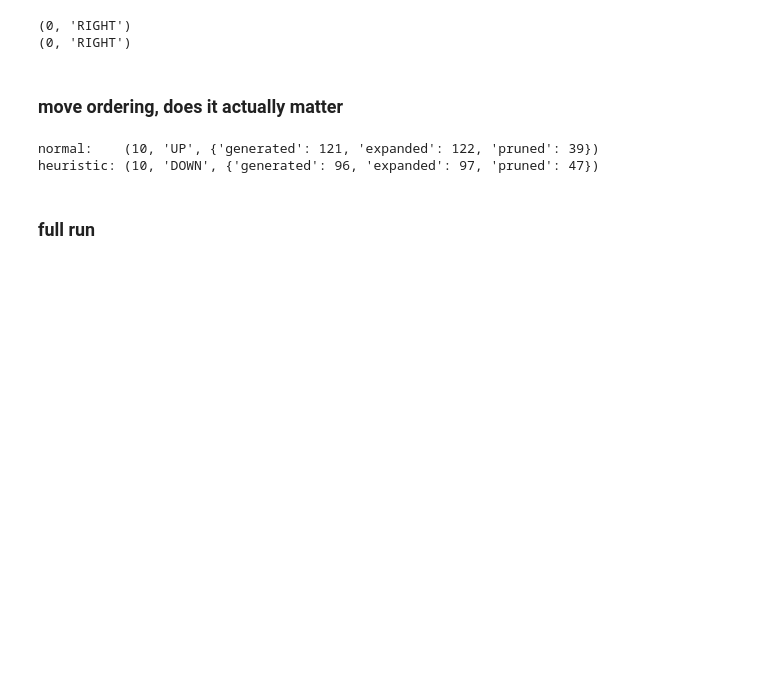
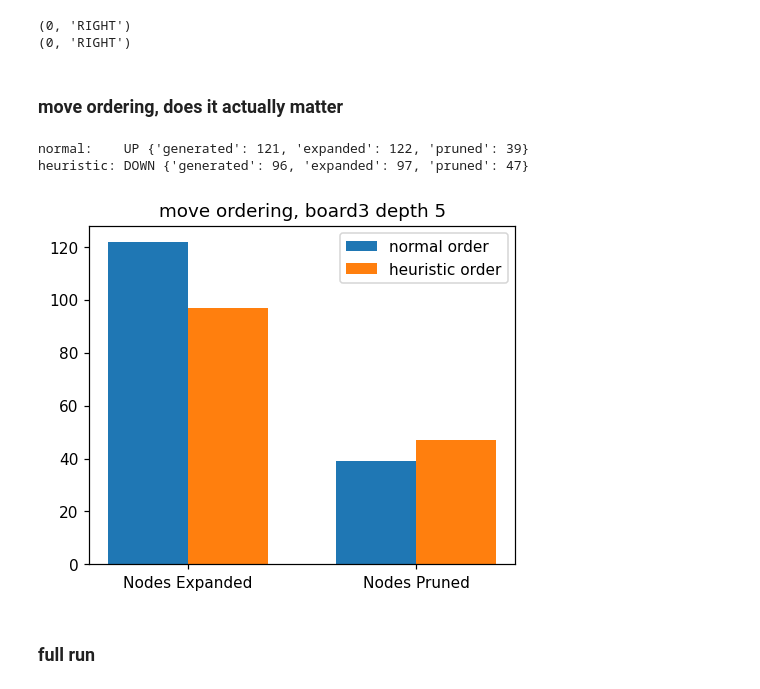
Before and after one commit to RudraDudhat2509/AI_GROUP_ASSIGNMENT, a Jupyter notebook: ps3_robot_battle/ps3_robot_battle.ipynb, the cells around one changed output. Saved outputs shown, nothing was run; the diff lists cells and outputs as text; code cells hidden in the pictures; blank space fills up the shorter version.

```diff
--- a/ps3_robot_battle/ps3_robot_battle.ipynb
+++ b/ps3_robot_battle/ps3_robot_battle.ipynb
@@ -142,11 +142,32 @@ print(search(grid2, 5, 7, a2, b2, e2, 'MAX', 4, True, False)[:2])
 # built a board where that's not true: A's energy neighbor is DOWN, 3rd in normal order
 grid3 = ['.....', '.A...', '.E...', '.....', '....B']
 a3, b3, e3 = find_positions(grid3, 5, 5)
-print('normal:   ', search(grid3, 5, 5, a3, b3, e3, 'MAX', 5, True, False))
-print('heuristic:', search(grid3, 5, 5, a3, b3, e3, 'MAX', 5, True, True))
+_, norm_move, norm_s = search(grid3, 5, 5, a3, b3, e3, 'MAX', 5, True, False)
+_, heur_move, heur_s = search(grid3, 5, 5, a3, b3, e3, 'MAX', 5, True, True)
+print('normal:   ', norm_move, norm_s)
+print('heuristic:', heur_move, heur_s)
 # %% [output]
-normal:    (10, 'UP', {'generated': 121, 'expanded': 122, 'pruned': 39})
-heuristic: (10, 'DOWN', {'generated': 96, 'expanded': 97, 'pruned': 47})
+normal:    UP {'generated': 121, 'expanded': 122, 'pruned': 39}
+heuristic: DOWN {'generated': 96, 'expanded': 97, 'pruned': 47}
+# %%
+import matplotlib.pyplot as plt
+import numpy as np
+
+labels = ['Nodes Expanded', 'Nodes Pruned']
+normal_vals = [norm_s['expanded'], norm_s['pruned']]
+heuristic_vals = [heur_s['expanded'], heur_s['pruned']]
+x = np.arange(len(labels))
+width = 0.35
+fig, ax = plt.subplots(figsize=(5, 4))
+ax.bar(x - width/2, normal_vals, width, label='normal order')
+ax.bar(x + width/2, heuristic_vals, width, label='heuristic order')
+ax.set_xticks(x)
+ax.set_xticklabels(labels)
+ax.set_title('move ordering, board3 depth 5')
+ax.legend()
+plt.show()
+# %% [output]
+[figure, added]
 # %% [markdown]
 ### full run
 # %%
```
Also changed, not shown: parts of 1 cell of this notebook, 3 other files.
